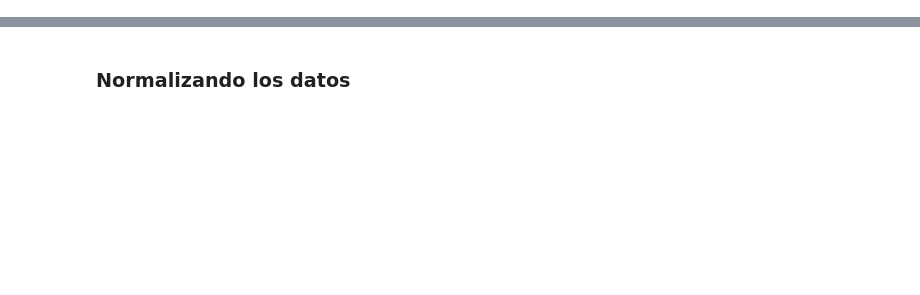
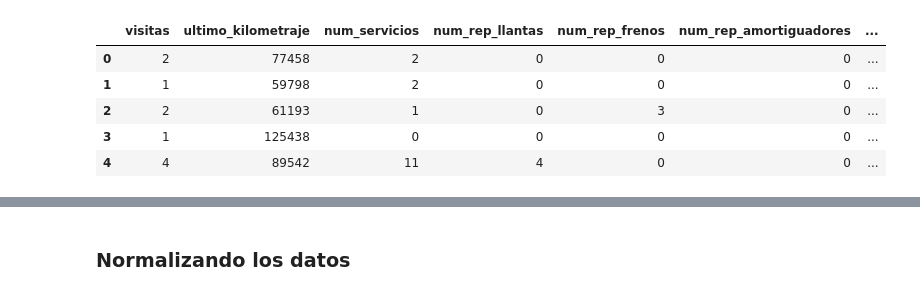
Before and after one commit to Eliuhepher/data-utiils, a Jupyter notebook: ML/notebooks/i10/KMeans Grandi10.ipynb, the cells around one changed output, grey strips where cells are left out. Saved outputs shown, nothing was run; the diff lists cells and outputs as text; code cells hidden in the pictures; blank space fills up the shorter version.

Commit message:
fix: :bug: Corrige  nombre del campo de year modelo

```diff
--- a/ML/notebooks/i10/KMeans Grandi10.ipynb
+++ b/ML/notebooks/i10/KMeans Grandi10.ipynb
@@ -18,5 +42,12 @@ dataset.head()
 # %%
-grand_i10_variables = dataset.drop(['vin'], axis=1).drop(['year_modelo'], axis=1)
+grand_i10_variables = dataset.drop(['vin'], axis=1).drop(['antiquity'], axis=1)
 grand_i10_variables.head()
+# %% [output]
+|  | visitas | ultimo_kilometraje | num_servicios | num_rep_llantas | num_rep_frenos | num_rep_amortiguadores | ... |
+| 0 | 2 | 77458 | 2 | 0 | 0 | 0 | ... |
+| 1 | 1 | 59798 | 2 | 0 | 0 | 0 | ... |
+| 2 | 2 | 61193 | 1 | 0 | 3 | 0 | ... |
+| 3 | 1 | 125438 | 0 | 0 | 0 | 0 | ... |
+| 4 | 4 | 89542 | 11 | 4 | 0 | 0 | ... |
 # %%
 grand_i10_variables.describe()
```
Also changed, not shown: parts of 10 cells of this notebook.
